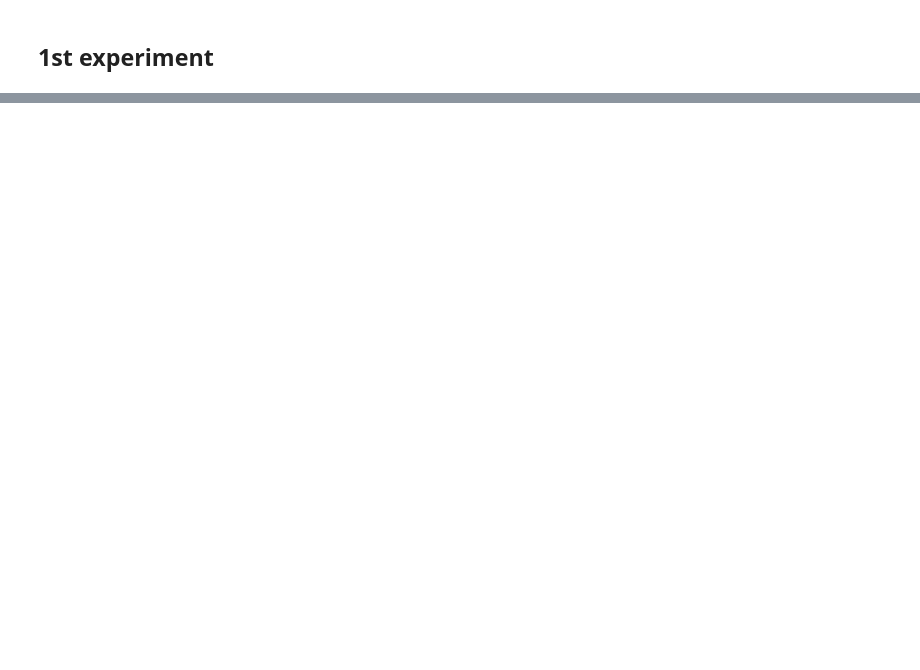
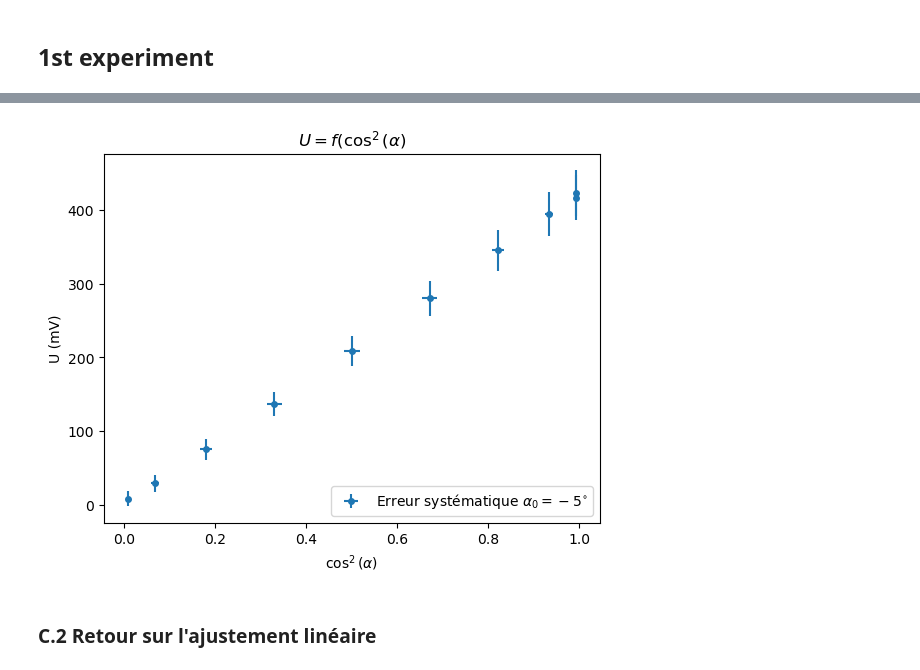
Before and after one commit to HerveSV/UNI_numerique, a Jupyter notebook: L2/HerveSV_TDM2.ipynb, the cells around one changed output, grey strips where cells are left out. Cells and saved outputs as stored; diff of their text form; code cells hidden in the pictures; blank space fills up the shorter version.

```diff
--- a/L2/HerveSV_TDM2.ipynb
+++ b/L2/HerveSV_TDM2.ipynb
@@ -76,0 +248,29 @@ plt.show()
+# %%
+# monte carlo method to simulate error propagation
+sig_alpha = np.deg2rad(1)
+
+sig_cos2 = np.zeros(len(alpha))
+
+for i in range(len(alpha)):
+    a = alpha[i] + alpha_0
+    a_mc = np.random.normal(a, sig_alpha, 10000)
+
+    cos2 = np.cos(a_mc)**2
+
+    # std
+    sig_cos2[i] = np.std(cos2)
+
+
+plt.errorbar(cos2_alpha, U, fmt="o", yerr=U_err, xerr=sig_cos2, markersize=4, label=r"Erreur systématique $\alpha_0 = -5 ^{\circ}$")
+plt.title(r"$U=f(\cos^2(\alpha)$")
+plt.legend(loc="lower right")
+plt.ylabel("U (mV)")
+plt.xlabel(r"$\cos^2(\alpha)$")
+
+#plt.text(100, 200, r"Erreur systématique $\alpha_0 = -5 ^{\circ}$")
+
+plt.show()
+# %% [output]
+[figure, added]
+# %% [markdown]
+### C.2 Retour sur l'ajustement linéaire
```
Also changed, not shown: parts of 37 cells of this notebook, 28 other files.
